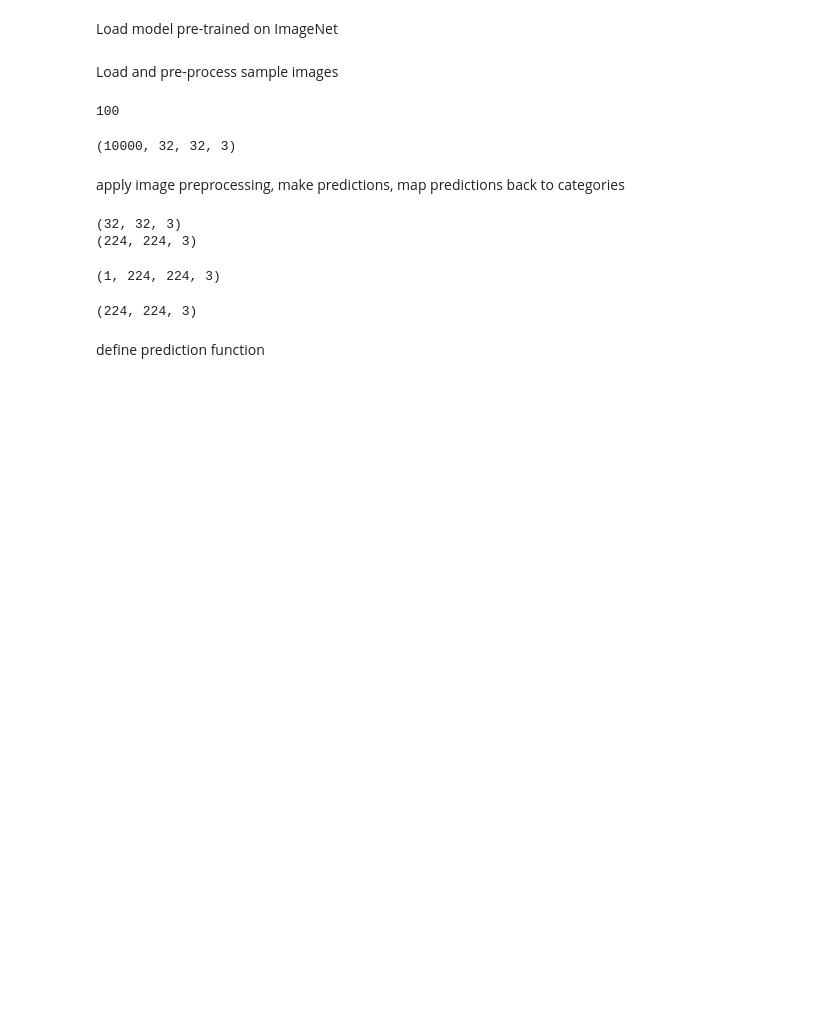
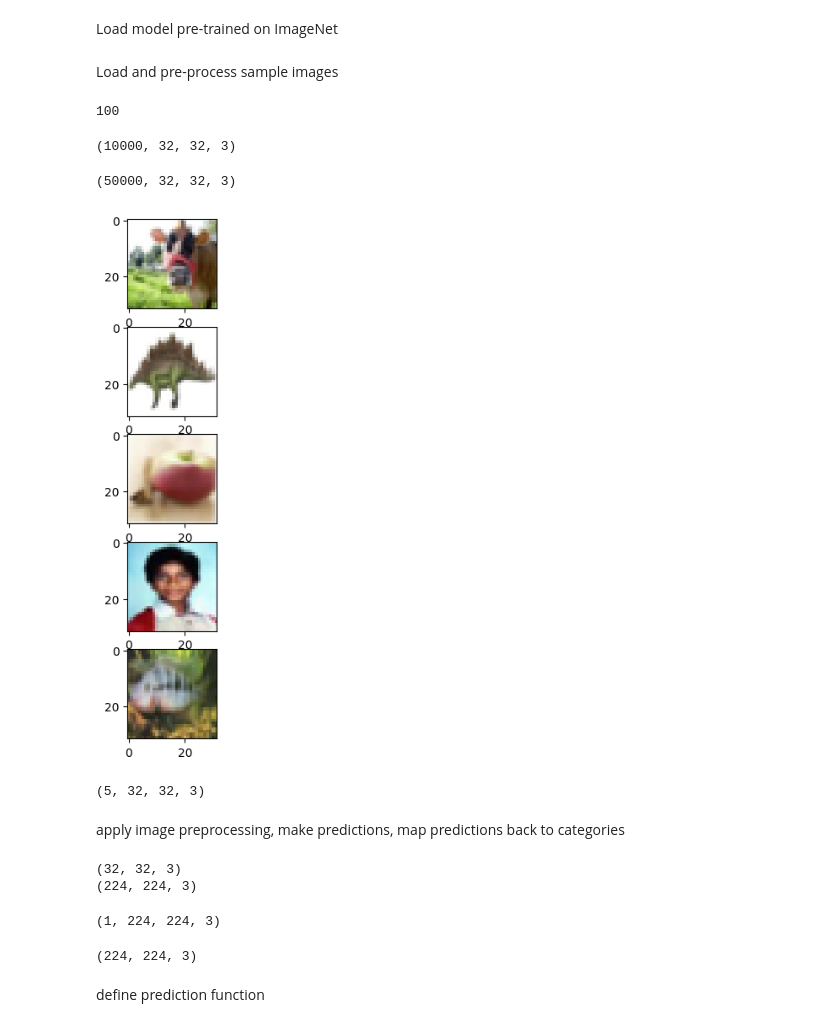
Before and after one commit to eduardhogea/Bias-Identification, a Jupyter notebook: anchors.ipynb, the cells around one changed output. Drawn from its saved outputs; the diff is of its cells as text; code cells hidden in the pictures; blank space fills up the shorter version.

```diff
--- a/anchors.ipynb
+++ b/anchors.ipynb
@@ -84,5 +84,26 @@ len(cifar100_classes)
 x_test.shape
 # %% [output]
 (10000, 32, 32, 3)
+# %%
+x_train.shape
+# %% [output]
+(50000, 32, 32, 3)
+# %%
+# select first N images from training dataset, N = 5 in our case
+subset_length = 5
+subset_images = x_train[:subset_length]
+# %%
+# plot images from the subset of images
+fig = plt.figure(figsize=(8,8))
+for i in range(subset_length):
+  ax = fig.add_subplot(5, 1, i+1)
+  ax.imshow(subset_images[i])
+plt.show()
+# %% [output]
+[figure, added]
+# %%
+subset_images.shape
+# %% [output]
+(5, 32, 32, 3)
 # %% [markdown]
 apply image preprocessing, make predictions, map predictions back to categories
```
Also changed, not shown: parts of 27 cells of this notebook.
